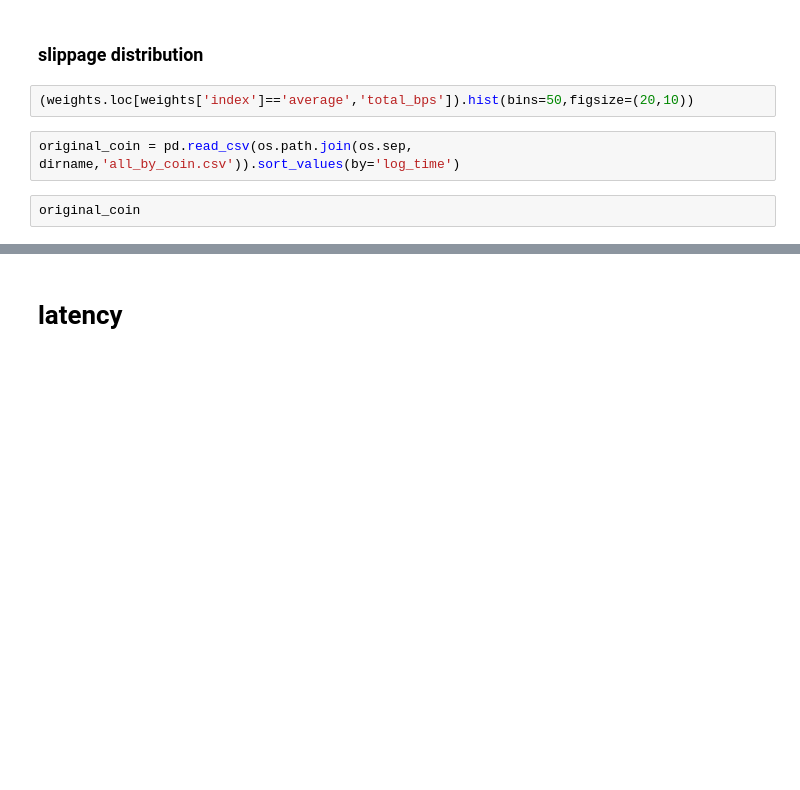
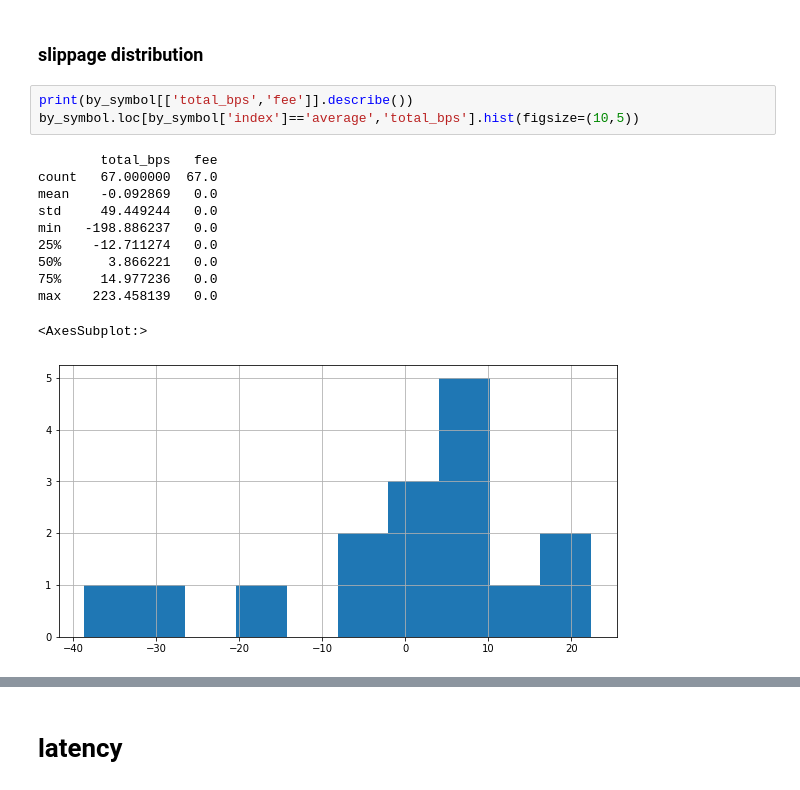
Before and after one commit to Sety-project/pylibs, a Jupyter notebook: ux/exec_logs.ipynb, the cells around one changed output, grey strips where cells are left out. Drawn from its saved outputs; the diff is of its cells as text; blank space fills up the shorter version.

```diff
--- a/ux/exec_logs.ipynb
+++ b/ux/exec_logs.ipynb
@@ -27,9 +55,18 @@ trackrecord.iplot(secondary_y='filledUSD')
 # %% [markdown]
 ### slippage distribution
 # %%
-(weights.loc[weights['index']=='average','total_bps']).hist(bins=50,figsize=(20,10))
+print(by_symbol[['total_bps','fee']].describe())
+by_symbol.loc[by_symbol['index']=='average','total_bps'].hist(figsize=(10,5))
+# %% [output]
+        total_bps   fee
+count   67.000000  67.0
+mean    -0.092869   0.0
+std     49.449244   0.0
+min   -198.886237   0.0
+25%    -12.711274   0.0
+50%      3.866221   0.0
+75%     14.977236   0.0
+max    223.458139   0.0
+<AxesSubplot:>
+[figure, added]
-# %%
-original_coin = pd.read_csv(os.path.join(os.sep, dirname,'all_by_coin.csv')).sort_values(by='log_time')
-# %%
-original_coin
 # %%
```
Also changed, not shown: parts of 19 cells of this notebook.
